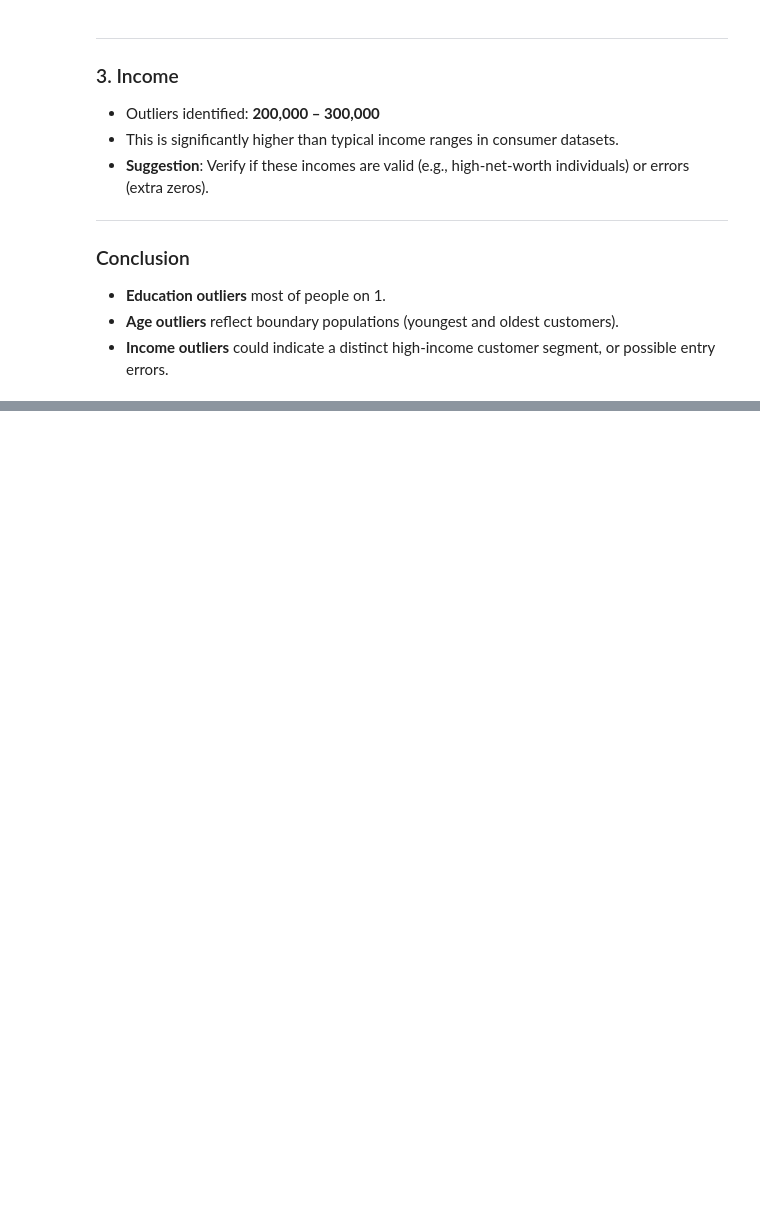
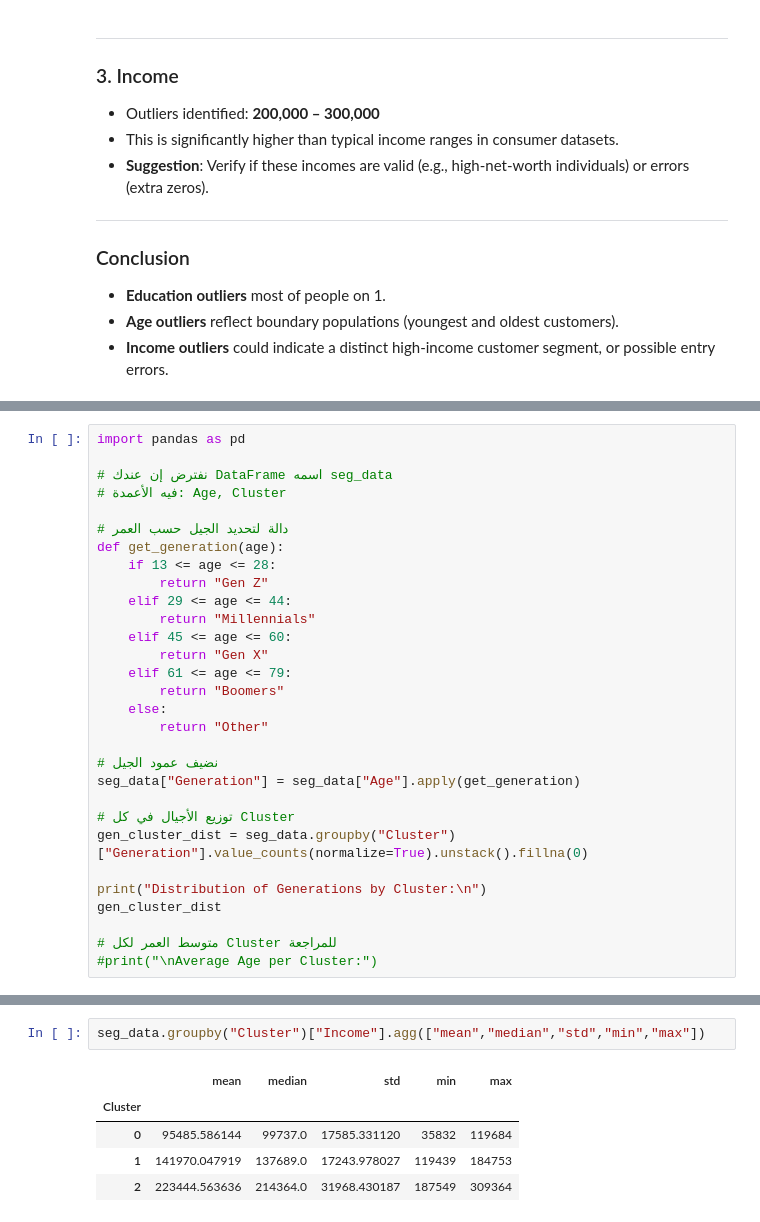
Before and after one commit to youssefelzahar/choc_factor, a Jupyter notebook: notebook.ipynb, the cells around one changed output, grey strips where cells are left out. Saved outputs shown, nothing was run; the diff lists cells and outputs as text; blank space fills up the shorter version.

```diff
--- a/notebook.ipynb
+++ b/notebook.ipynb
@@ -201,0 +277,30 @@ We identified potential outliers in three variables:
+# %%
+import pandas as pd
+
+# نفترض إن عندك DataFrame اسمه seg_data
+# فيه الأعمدة: Age, Cluster
+
+# دالة لتحديد الجيل حسب العمر
+def get_generation(age):
+    if 13 <= age <= 28:
+        return "Gen Z"
+    elif 29 <= age <= 44:
+        return "Millennials"
+    elif 45 <= age <= 60:
+        return "Gen X"
+    elif 61 <= age <= 79:
+        return "Boomers"
+    else:
+        return "Other"
+
+# نضيف عمود الجيل
+seg_data["Generation"] = seg_data["Age"].apply(get_generation)
+
+# توزيع الأجيال في كل Cluster
+gen_cluster_dist = seg_data.groupby("Cluster")["Generation"].value_counts(normalize=True).unstack().fillna(0)
+
+print("Distribution of Generations by Cluster:\n")
+gen_cluster_dist
+
+# متوسط العمر لكل Cluster للمراجعة
+#print("\nAverage Age per Cluster:")
@@ -201,0 +456,8 @@ We identified potential outliers in three variables:
+# %%
+seg_data.groupby("Cluster")["Income"].agg(["mean","median","std","min","max"])
+# %% [output]
+|  | mean | median | std | min | max |
+| Cluster |  |  |  |  |  |
+| 0 | 95485.586144 | 99737.0 | 17585.331120 | 35832 | 119684 |
+| 1 | 141970.047919 | 137689.0 | 17243.978027 | 119439 | 184753 |
+| 2 | 223444.563636 | 214364.0 | 31968.430187 | 187549 | 309364 |
```
Also changed, not shown: parts of 32 cells of this notebook, 4 other files.
